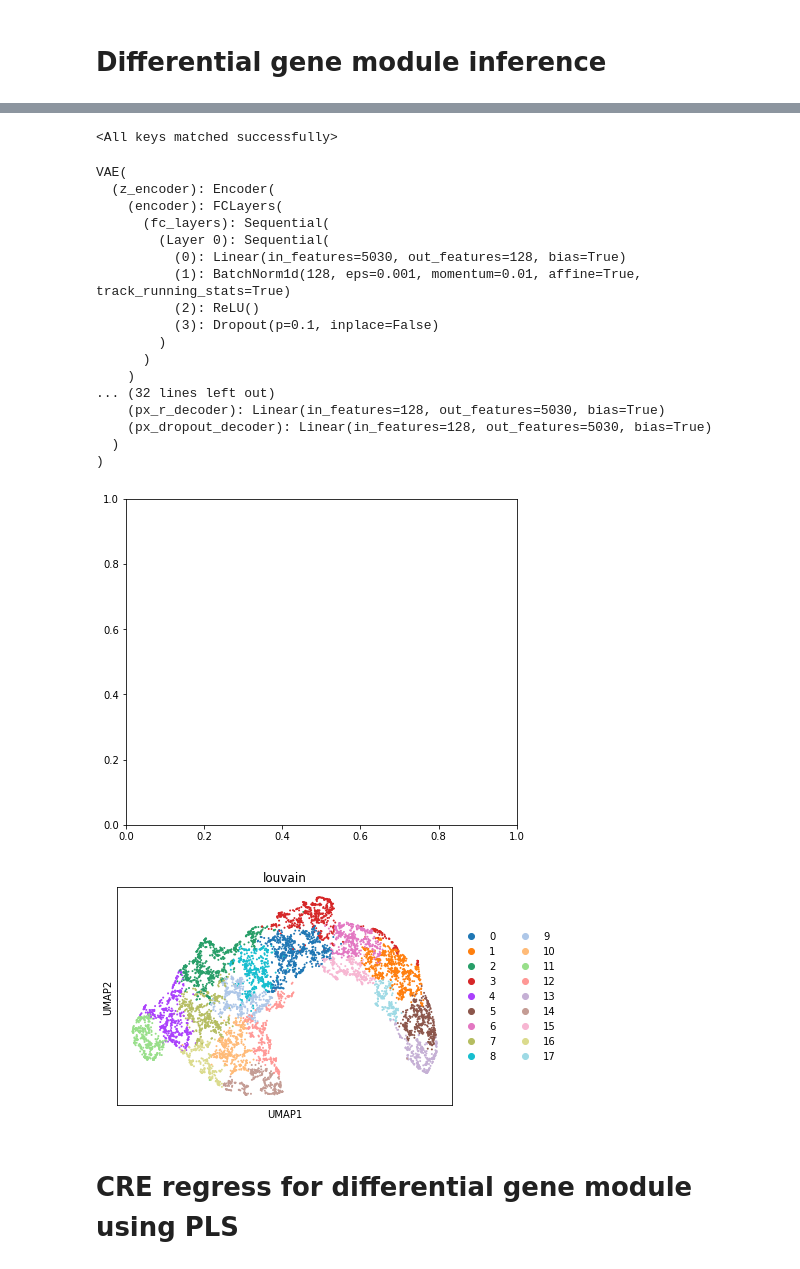
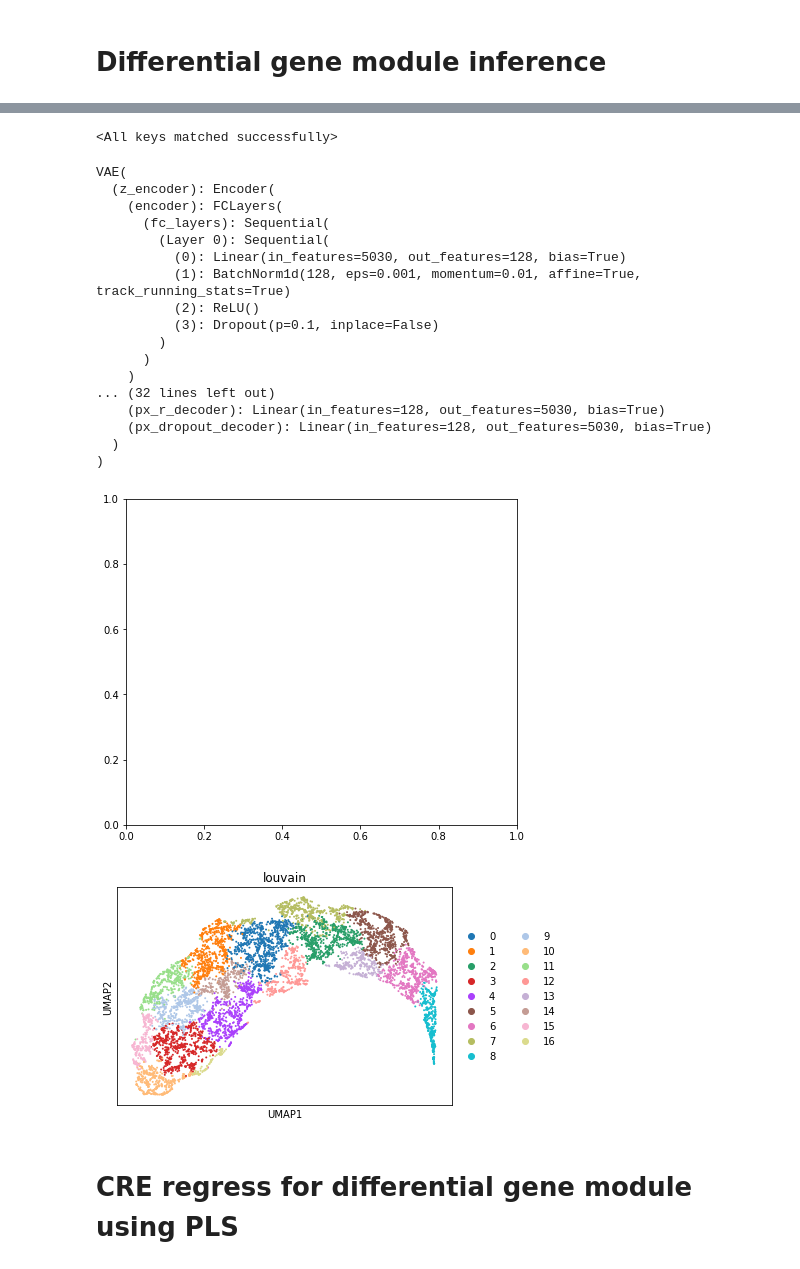
Before and after one commit to bm2-lab/scMVP, a Jupyter notebook: demos/scMVP_regress_tutorial.ipynb, the cells around one changed output, grey strips where cells are left out. Saved outputs shown, nothing was run; the diff lists cells and outputs as text; code cells hidden in the pictures.

```diff
--- a/demos/scMVP_regress_tutorial.ipynb
+++ b/demos/scMVP_regress_tutorial.ipynb
@@ -76,7 +69,12 @@ def filter_dataset(dataset):
     extreme_gene_count_cells = (dataset.X).sum(axis=1).ravel() < 2000 # p0_2 multivae model
     high_gene_count_cells = np.logical_and(high_gene_count_cells,extreme_gene_count_cells)
     high_atac_cells = dataset.atac_expression.sum(axis=1) >= np.percentile(dataset.atac_expression.sum(axis=1), 1)
-    inds_to_keep = np.logical_and(high_gene_count_cells, high_atac_cells)
+
+
+#     _tmp = np.logical_and(high_gene_count_cells, high_atac_cells)
+#     high_exp_cells = dataset.X.sum(axis=1).ravel() +\
+#                                dataset.atac_expression.sum(axis=1).ravel() > 750
+    inds_to_keep = np.logical_and(high_atac_cells, high_gene_count_cells)
     dataset.update_cells(inds_to_keep)
 
     return dataset, inds_to_keep
@@ -110,6 +108,7 @@ n_alfa = 1.0
 ## Pre-training
 runing pre-train vae to initialize the Gaussian Mixture Model
 # %%
+train_model_path = "dataset/pretrain_model/"
 pre_vae = VAE(dataset.nb_genes, n_batch=256)
 pre_trainer = UnsupervisedTrainer(
     pre_vae,
@@ -122,14 +121,14 @@ pre_trainer = UnsupervisedTrainer(
 is_test_pragram = False
 if is_test_pragram:
     pre_trainer.train(n_epochs=n_epochs, lr=lr)
-    torch.save(pre_trainer.model.state_dict(), '%s/pre_trainer_p0_2.pkl' % save_path)
+    torch.save(pre_trainer.model.state_dict(), '%s/scMVP_regress_GMM.pkl' % train_model_path)
 
-if os.path.isfile('%s/pre_trainer_p0_2.pkl' % save_path):
-    pre_trainer.model.load_state_dict(torch.load('%s/pre_trainer_p0_2.pkl' % save_path))
+if os.path.isfile('%s/scMVP_regress_GMM.pkl' % train_model_path):
+    pre_trainer.model.load_state_dict(torch.load('%s/scMVP_regress_GMM.pkl' % train_model_path))
     pre_trainer.model.eval()
 else:
     pre_trainer.train(n_epochs=n_epochs, lr=lr)
-    torch.save(pre_trainer.model.state_dict(), '%s/pre_trainer_p0_2.pkl' % save_path)
+    torch.save(pre_trainer.model.state_dict(), '%s/scMVP_regress_GMM.pkl' % train_model_path)
 
 # pretrainer_posterior:
 full = pre_trainer.create_posterior(pre_trainer.model, dataset, indices=np.arange(len(dataset)))
@@ -203,7 +201,7 @@ trainer = MultiTrainer(
 )
 
 clust_index_gmm = trainer.model.init_gmm_params(sample_latents)
-# scvi gmm clustering
+# gmm clustering
 prior_adata.obs['cell_type'] = torch.tensor(clust_index_gmm.reshape(-1,1))
 sc.pp.neighbors(prior_adata, use_rep="X_multi_vi", n_neighbors=15)
 sc.tl.umap(prior_adata, min_dist=0.1)
@@ -211,14 +209,14 @@ sc.tl.umap(prior_adata, min_dist=0.1)
 is_test_pragram = False
 if is_test_pragram:
     trainer.train(n_epochs=n_epochs, lr=lr)
-    torch.save(trainer.model.state_dict(), '%s/multi_vae_p0_2.pkl' % save_path)
+    torch.save(trainer.model.state_dict(), '%s/scMVP_regress_mmvae.pkl' % train_model_path)
 
-if os.path.isfile('%s/multi_vae_p0_2.pkl' % save_path):
-    trainer.model.load_state_dict(torch.load('%s/multi_vae_p0_2.pkl' % save_path))
+if os.path.isfile('%s/scMVP_regress_mmvae.pkl' % train_model_path):
+    trainer.model.load_state_dict(torch.load('%s/scMVP_regress_mmvae.pkl' % train_model_path))
     trainer.model.eval()
 else:
     trainer.train(n_epochs=n_epochs, lr=lr)
-    torch.save(trainer.model.state_dict(), '%s/multi_vae_p0_2.pkl' % save_path)
+    torch.save(trainer.model.state_dict(), '%s/scMVP_regress_mmvae.pkl' % train_model_path)
 # %% [output]
 <All keys matched successfully>
 Multi_VAE(
@@ -422,14 +418,14 @@ is_test_pragram = False
 
 if is_test_pragram:
     gene_exp_trainer.train(n_epochs=n_epochs, lr=lr)
-    torch.save(gene_exp_trainer.model.state_dict(), '%s/gene_exp_trainer_p0_8.pkl' % save_path)
+    torch.save(gene_exp_trainer.model.state_dict(), '%s/scMVP_regress_vae.pkl' % train_model_path)
 
-if os.path.isfile('%s/gene_exp_trainer_p0_8.pkl' % save_path):
-    gene_exp_trainer.model.load_state_dict(torch.load('%s/gene_exp_trainer_p0_8.pkl' % save_path))
+if os.path.isfile('%s/scMVP_regress_vae.pkl' % train_model_path):
+    gene_exp_trainer.model.load_state_dict(torch.load('%s/scMVP_regress_vae.pkl' % train_model_path))
     gene_exp_trainer.model.eval()
 else:
     gene_exp_trainer.train(n_epochs=n_epochs, lr=lr)
-    torch.save(gene_exp_trainer.model.state_dict(), '%s/gene_exp_trainer_p0_8.pkl' % save_path)
+    torch.save(gene_exp_trainer.model.state_dict(), '%s/scMVP_regress_vae.pkl' % train_model_path)
 
 # visulization
 full = gene_exp_trainer.create_posterior(gene_exp_trainer.model, gene_exp_data, indices=np.arange(len(gene_exp_data)))
@@ -464,23 +460,23 @@ diff_rank_gene_clu_filter_matrix[1,:] = diff_rank_gene_clu_index_counts[diff_ran
 <All keys matched successfully>
 VAE(
   (z_encoder): Encoder(
     (encoder): FCLayers(
       (fc_layers): Sequential(
         (Layer 0): Sequential(
           (0): Linear(in_features=5030, out_features=128, bias=True)
           (1): BatchNorm1d(128, eps=0.001, momentum=0.01, affine=True, track_running_stats=True)
           (2): ReLU()
           (3): Dropout(p=0.1, inplace=False)
         )
       )
     )
 ... (32 lines left out)
     (px_r_decoder): Linear(in_features=128, out_features=5030, bias=True)
     (px_dropout_decoder): Linear(in_features=128, out_features=5030, bias=True)
   )
 )
 [figure]
-[figure, old version]
+[figure, new version]
 # %% [markdown]
 # CRE regress for differential gene module using PLS
 # %%
```
Also changed, not shown: parts of 12 cells of this notebook, 2 other files.
